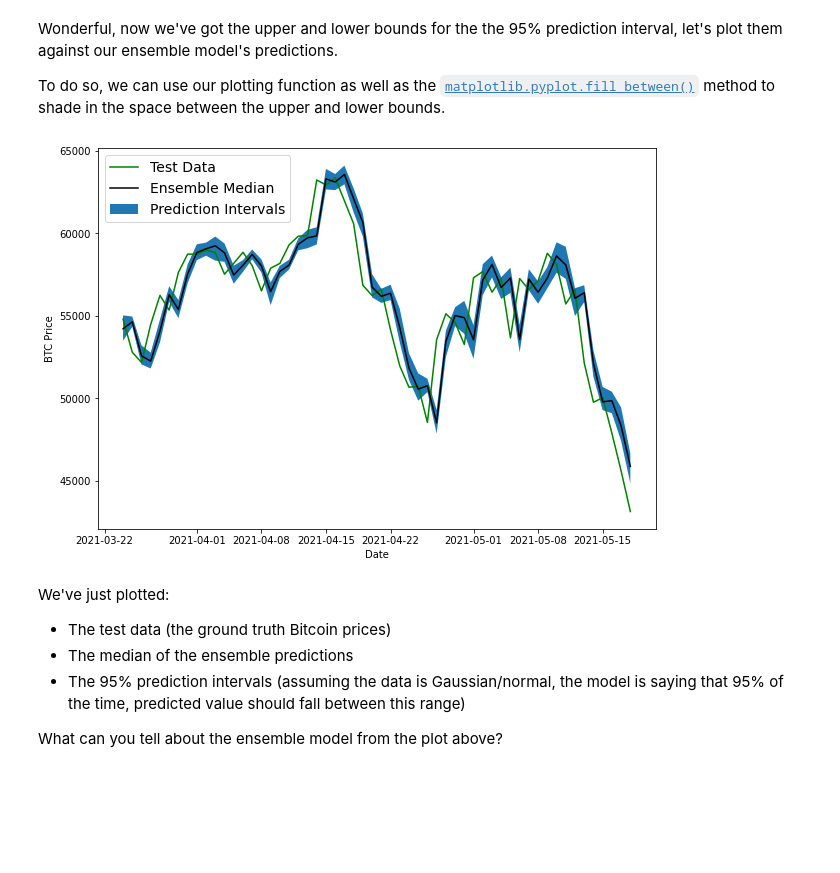
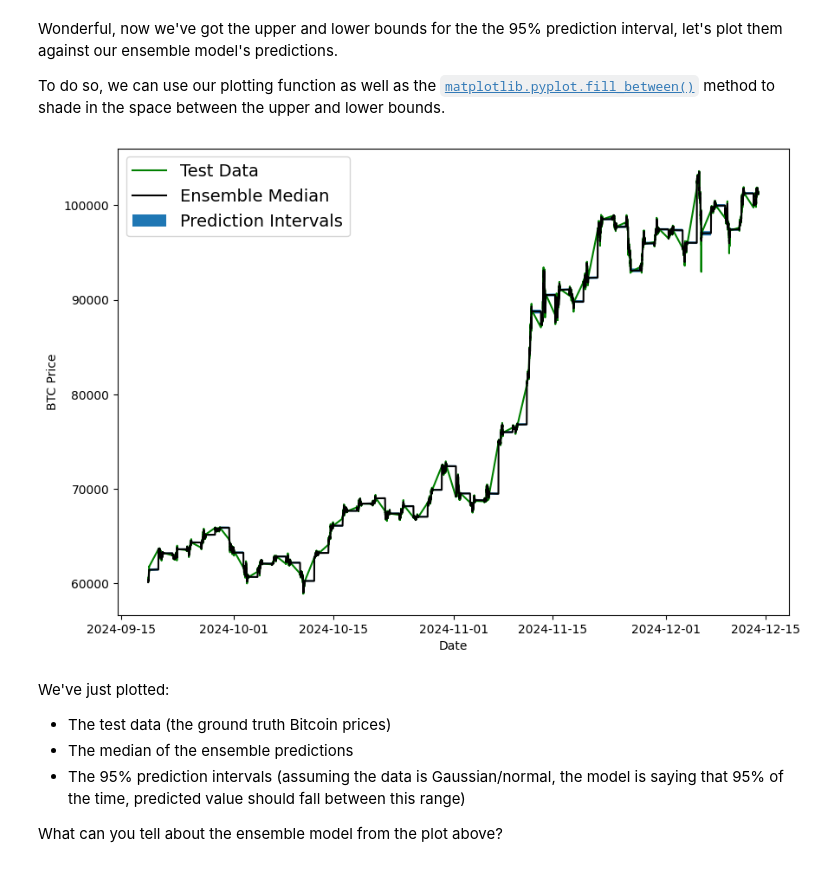
Before and after one commit to Garcialejan/Tensorflow_deep_learning_theory, a Jupyter notebook: Theory_notebooks/10_time_series_forecasting_in_tensorflow.ipynb, the cells around one changed output. Saved outputs shown, nothing was run; the diff lists cells and outputs as text; code cells hidden in the pictures; blank space fills up the shorter version.

Commit message:
Predictions done and turkey problem explained

```diff
--- a/Theory_notebooks/10_time_series_forecasting_in_tensorflow.ipynb
+++ b/Theory_notebooks/10_time_series_forecasting_in_tensorflow.ipynb
@@ -2664,3 +2649,17 @@ We'll do so by going through the following:
 Woah. A bunch of steps. But I'm sure you're up to it.
 
 Let's do it!
+# %%
+HORIZON = 1 # how far to predict forward
+WINDOW_SIZE = 30 # how far to lookback
+
+# Values from N-BEATS paper Figure 1 and Table 18/Appendix D
+N_EPOCHS = 100 # called "Iterations" in Table 18
+N_NEURONS = 512 # called "Width" in Table 18
+N_LAYERS = 4
+N_STACKS = 30
+
+INPUT_SIZE = WINDOW_SIZE * HORIZON # called "Lookback" in Table 18
+THETA_SIZE = INPUT_SIZE + HORIZON
+
+INPUT_SIZE, THETA_SIZE
@@ -2669,7 +2673,7 @@ Let's do it!
 
 tf.random.set_seed(42)
 
-# 1. Setup N-BEATS Block layer
+# 1. Setup N-BEATS Block layer (instanciamos el layer de NBEATS)
 nbeats_block_layer = NBeatsBlock(input_size=INPUT_SIZE,
                                  theta_size=THETA_SIZE,
                                  horizon=HORIZON,
@@ -2678,7 +2682,7 @@ nbeats_block_layer = NBeatsBlock(input_size=INPUT_SIZE,
                                  name="InitialBlock")
 
 # 2. Create input to stacks
-stack_input = layers.Input(shape=(INPUT_SIZE), name="stack_input")
+stack_input = layers.Input(shape=(INPUT_SIZE,), name="stack_input")
 
 # 3. Create initial backcast and forecast input (backwards predictions are referred to as residuals in the paper)
 backcast, forecast = nbeats_block_layer(stack_input)
@@ -2716,8 +2720,8 @@ model_7.compile(loss="mae",
 model_7.fit(train_dataset,
             epochs=N_EPOCHS,
             validation_data=test_dataset,
-            verbose=0, # prevent large amounts of training outputs
+            verbose=1, # prevent large amounts of training outputs
             # callbacks=[create_model_checkpoint(model_name=stack_model.name)] # saving model every epoch consumes far too much time
-            callbacks=[tf.keras.callbacks.EarlyStopping(monitor="val_loss", patience=200, restore_best_weights=True),
-                      tf.keras.callbacks.ReduceLROnPlateau(monitor="val_loss", patience=100, verbose=1)])
+            callbacks=[tf.keras.callbacks.EarlyStopping(monitor="val_loss", patience=10, restore_best_weights=True),
+                      tf.keras.callbacks.ReduceLROnPlateau(monitor="val_loss", patience=5, verbose=1)])
 # %% [output]
@@ -2850,8 +2885,8 @@ We'll start by creating a function to produce a list of different models trained
 def get_ensemble_models(horizon=HORIZON,
                         train_data=train_dataset,
                         test_data=test_dataset,
-                        num_iter=10,
-                        num_epochs=100,
+                        num_iter=5,
+                        num_epochs=10,
                         loss_fns=["mae", "mse", "mape"]):
   """
   Returns a list of num_iter models each trained on MAE, MSE and MAPE loss.
@@ -2885,14 +2920,14 @@ def get_ensemble_models(horizon=HORIZON,
       # Fit model
       model.fit(train_data,
                 epochs=num_epochs,
-                verbose=0,
+                verbose=1,
                 validation_data=test_data,
                 # Add callbacks to prevent training from going/stalling for too long
                 callbacks=[tf.keras.callbacks.EarlyStopping(monitor="val_loss",
-                                                            patience=200,
+                                                            patience=5,
                                                             restore_best_weights=True),
                            tf.keras.callbacks.ReduceLROnPlateau(monitor="val_loss",
-                                                                patience=100,
+                                                                patience=3,
                                                                 verbose=1)])
 
       # Append fitted model to list of ensemble models
@@ -2911,5 +2950,5 @@ Of course, these numbers could be tweaked to create more models trained for long
 %%time
 # Get list of trained ensemble models
 ensemble_models = get_ensemble_models(num_iter=5,
-                                      num_epochs=1000)
+                                      num_epochs=10)
 # %% [output]
@@ -3044,20 +3094,23 @@ To do so, we can use our plotting function as well as the [`matplotlib.pyplot.fi
 # %%
 # Get the median values of our ensemble preds
 ensemble_median = np.median(ensemble_preds, axis=0)
 
+month_minutes_timesteps = 30*24*60
+offset = len_test_data - month_minutes_timesteps # offset the values to take the last week timesteps
+
 # Plot the median of our ensemble preds along with the prediction intervals (where the predictions fall between)
-offset=500
+# offset=500
 plt.figure(figsize=(10, 7))
 plt.plot(X_test.index[offset:], y_test[offset:], "g", label="Test Data")
 plt.plot(X_test.index[offset:], ensemble_median[offset:], "k-", label="Ensemble Median")
 plt.xlabel("Date")
 plt.ylabel("BTC Price")
 plt.fill_between(X_test.index[offset:],
                  (lower)[offset:],
                  (upper)[offset:], label="Prediction Intervals")
 plt.legend(loc="upper left", fontsize=14);
 # %% [output]
-[figure, old version]
+[figure, new version]
 # %% [markdown]
 We've just plotted:
 * The test data (the ground truth Bitcoin prices)
```
Also changed, not shown: parts of 53 cells of this notebook, 1 other file.
